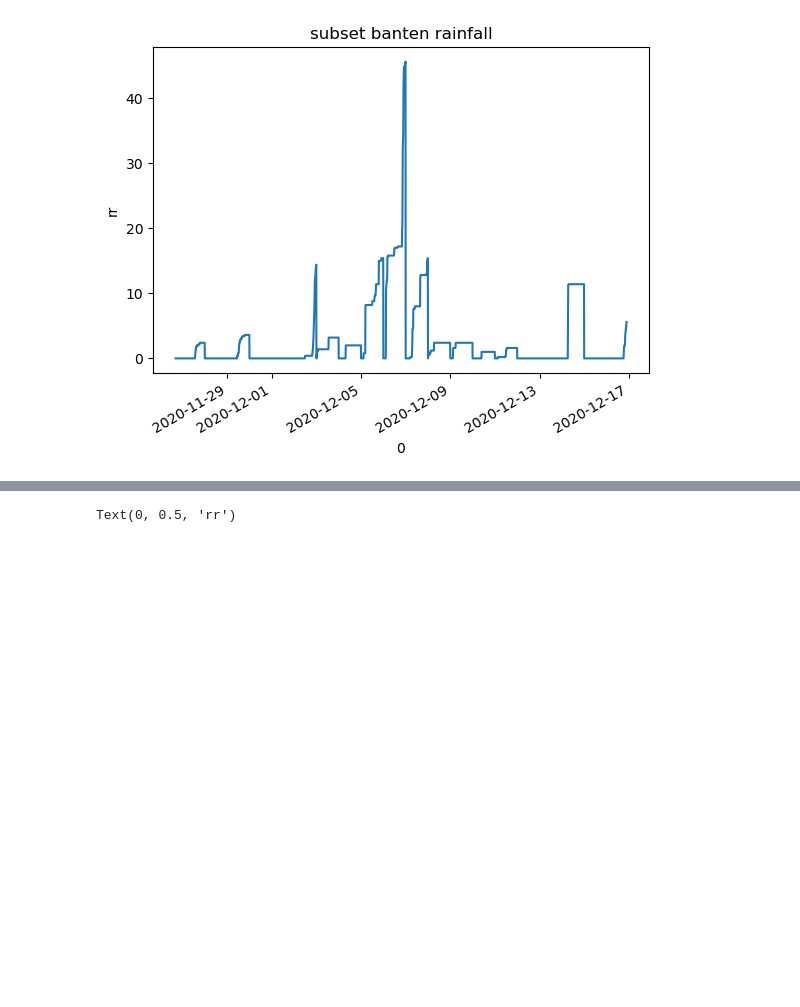
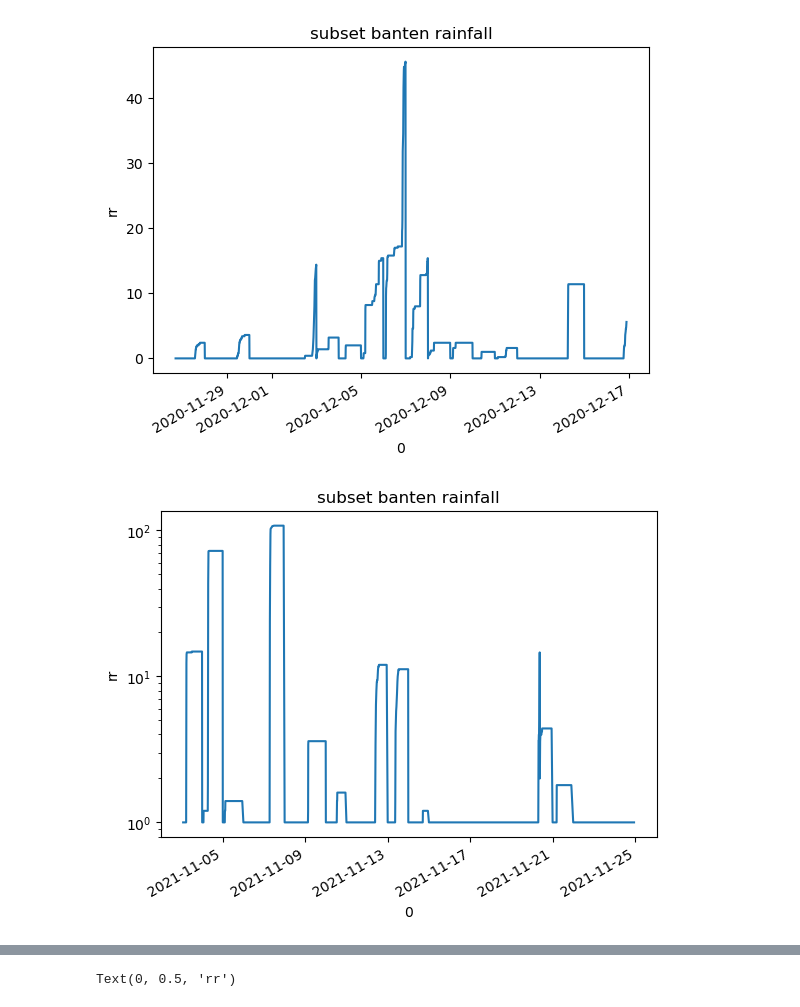
Before and after one commit to UmarZein/idv, a Jupyter notebook: autoencoder.ipynb, the cells around one changed output, grey strips where cells are left out. Cells and saved outputs as stored; diff of their text form; code cells hidden in the pictures; blank space fills up the shorter version.

```diff
--- a/main.ipynb
+++ b/autoencoder.ipynb
@@ -26,3 +34,14 @@ plt.ylabel("rr")
 # %% [output]
 Text(0, 0.5, 'rr')
 [figure]
+# %%
+LENGTH=3000
+ptr=np.random.randint(0,truth.shape[0]-LENGTH)
+d=truth[ptr:ptr+LENGTH].copy()
+d.index=pd.to_datetime(d.index)
+(d[1]+1).plot()
+plt.title("subset banten rainfall")
+plt.ylabel("rr")
+plt.yscale('log')
+# %% [output]
+[figure, added]
```
Also changed, not shown: parts of 19 cells of this notebook.
